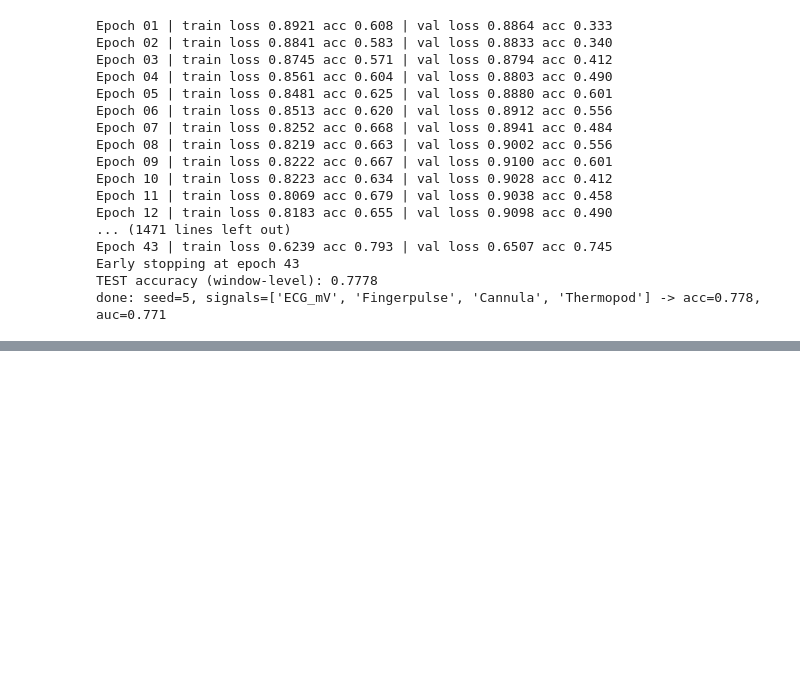
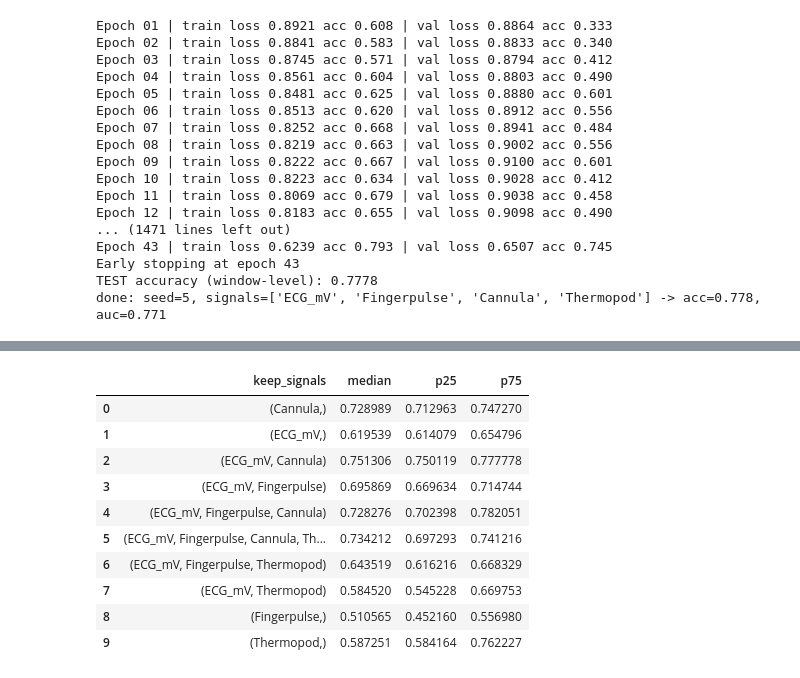
Before and after one commit to sssabere/Modeling_Breathing_Signals-, a Jupyter notebook: study1/Testing_functions_nose.ipynb, the cells around one changed output, grey strips where cells are left out. Drawn from its saved outputs; the diff is of its cells as text; code cells hidden in the pictures; blank space fills up the shorter version.

```diff
--- a/study1/Testing_functions_nose.ipynb
+++ b/study1/Testing_functions_nose.ipynb
@@ -535,3 +535,25 @@ df.head(50)
 | 47 | 3 | (ECG_mV, Fingerpulse, Cannula, Th... | 4 | 0.650794 | 0.632479 | 0.547945 | 0.697293 | 0.545301 | ... |
 | 48 | 4 | (ECG_mV, Fingerpulse, Cannula, Th... | 4 | 0.714286 | 0.667735 | 0.557377 | 0.741216 | 0.640026 | ... |
 | 49 | 5 | (ECG_mV, Fingerpulse, Cannula, Th... | 4 | 0.777778 | 0.743056 | 0.671875 | 0.770774 | 0.791274 | ... |
+# %%
+import numpy as np
+
+summary = df.groupby("keep_signals")["test_roc_auc"].agg(
+    median=np.median,
+    p25=lambda x: np.percentile(x, 25),
+    p75=lambda x: np.percentile(x, 75),
+).reset_index()
+
+summary
+# %% [output]
+|  | keep_signals | median | p25 | p75 |
+| 0 | (Cannula,) | 0.728989 | 0.712963 | 0.747270 |
+| 1 | (ECG_mV,) | 0.619539 | 0.614079 | 0.654796 |
+| 2 | (ECG_mV, Cannula) | 0.751306 | 0.750119 | 0.777778 |
+| 3 | (ECG_mV, Fingerpulse) | 0.695869 | 0.669634 | 0.714744 |
+| 4 | (ECG_mV, Fingerpulse, Cannula) | 0.728276 | 0.702398 | 0.782051 |
+| 5 | (ECG_mV, Fingerpulse, Cannula, Th... | 0.734212 | 0.697293 | 0.741216 |
+| 6 | (ECG_mV, Fingerpulse, Thermopod) | 0.643519 | 0.616216 | 0.668329 |
+| 7 | (ECG_mV, Thermopod) | 0.584520 | 0.545228 | 0.669753 |
+| 8 | (Fingerpulse,) | 0.510565 | 0.452160 | 0.556980 |
+| 9 | (Thermopod,) | 0.587251 | 0.584164 | 0.762227 |
```
Also changed, not shown: parts of 1 cell of this notebook, 2 other files.
